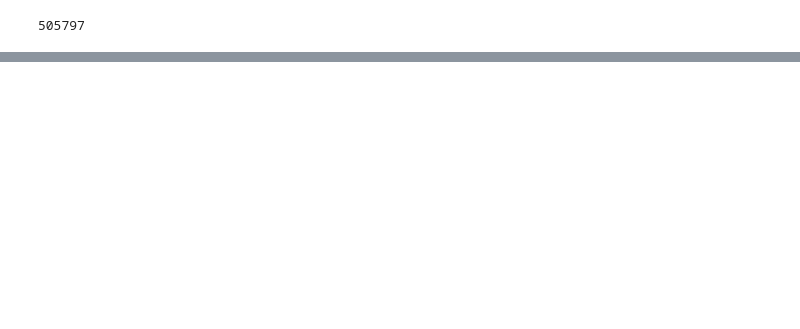
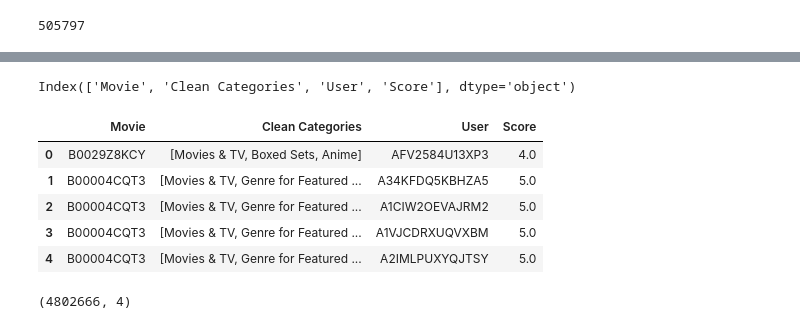
Before and after one commit to corey0211/MRWP-movie-reviews-project, a Jupyter notebook: Group Project MRWP.ipynb, the cells around one changed output, grey strips where cells are left out. Saved outputs shown, nothing was run; the diff lists cells and outputs as text; code cells hidden in the pictures; blank space fills up the shorter version.

```diff
--- a/Group Project MRWP.ipynb
+++ b/Group Project MRWP.ipynb
@@ -161,0 +245,3 @@ final_df.head(10)
+# %%
+lst_movies_df1 = set(final_df['Movie'])
+lst_movies_df2 = set(final_genre['Movie'])
@@ -161,0 +264,3 @@ final_df.head(10)
+# %%
+clean_final = final_df[final_df['Movie'].isin(lst_movies_df2)].reset_index(drop=True)
+clean_final
@@ -161,0 +281,18 @@ final_df.head(10)
+# %%
+complete_df = pd.merge(final_genre, clean_final)
+complete_df.columns
+# %% [output]
+Index(['Movie', 'Clean Categories', 'User', 'Score'], dtype='object')
+# %%
+complete_df.head(5)
+# %% [output]
+|  | Movie | Clean Categories | User | Score |
+| 0 | B0029Z8KCY | [Movies & TV, Boxed Sets, Anime] | AFV2584U13XP3 | 4.0 |
+| 1 | B00004CQT3 | [Movies & TV, Genre for Featured ... | A34KFDQ5KBHZA5 | 5.0 |
+| 2 | B00004CQT3 | [Movies & TV, Genre for Featured ... | A1CIW2OEVAJRM2 | 5.0 |
+| 3 | B00004CQT3 | [Movies & TV, Genre for Featured ... | A1VJCDRXUQVXBM | 5.0 |
+| 4 | B00004CQT3 | [Movies & TV, Genre for Featured ... | A2IMLPUXYQJTSY | 5.0 |
+# %%
+complete_df.shape
+# %% [output]
+(4802666, 4)
```
Also changed, not shown: parts of 58 cells of this notebook.
